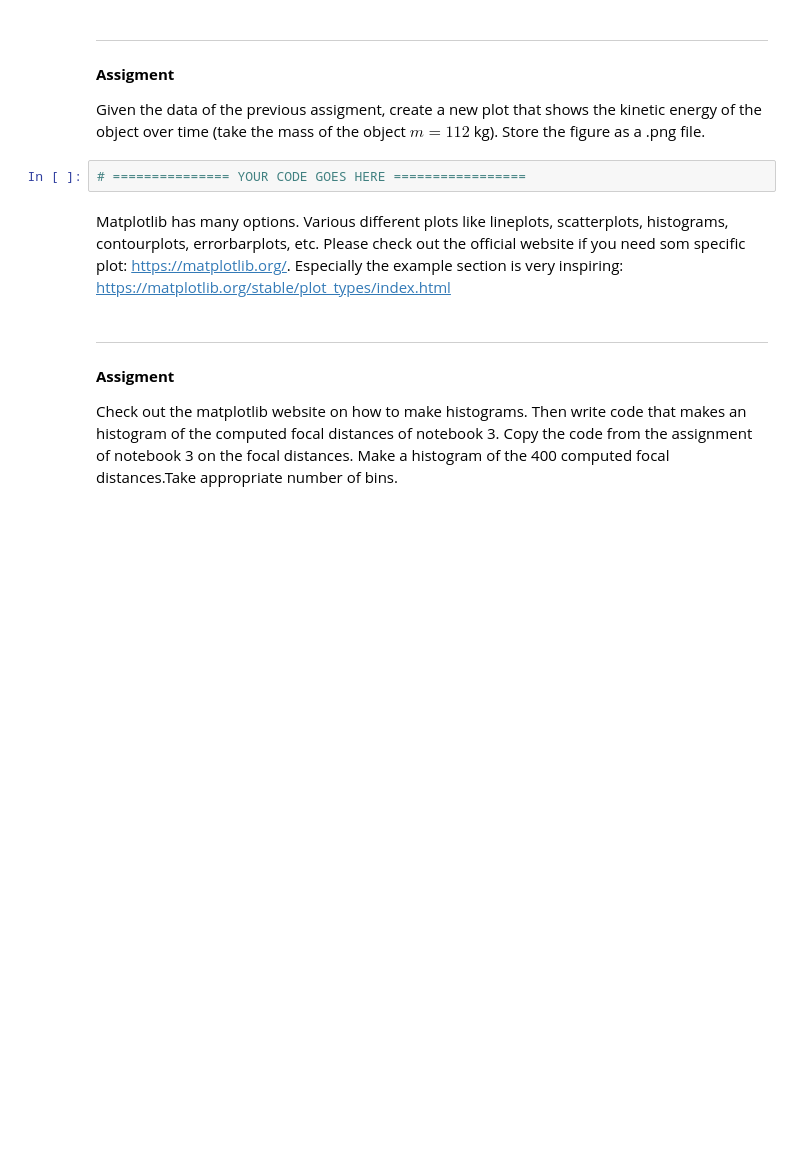
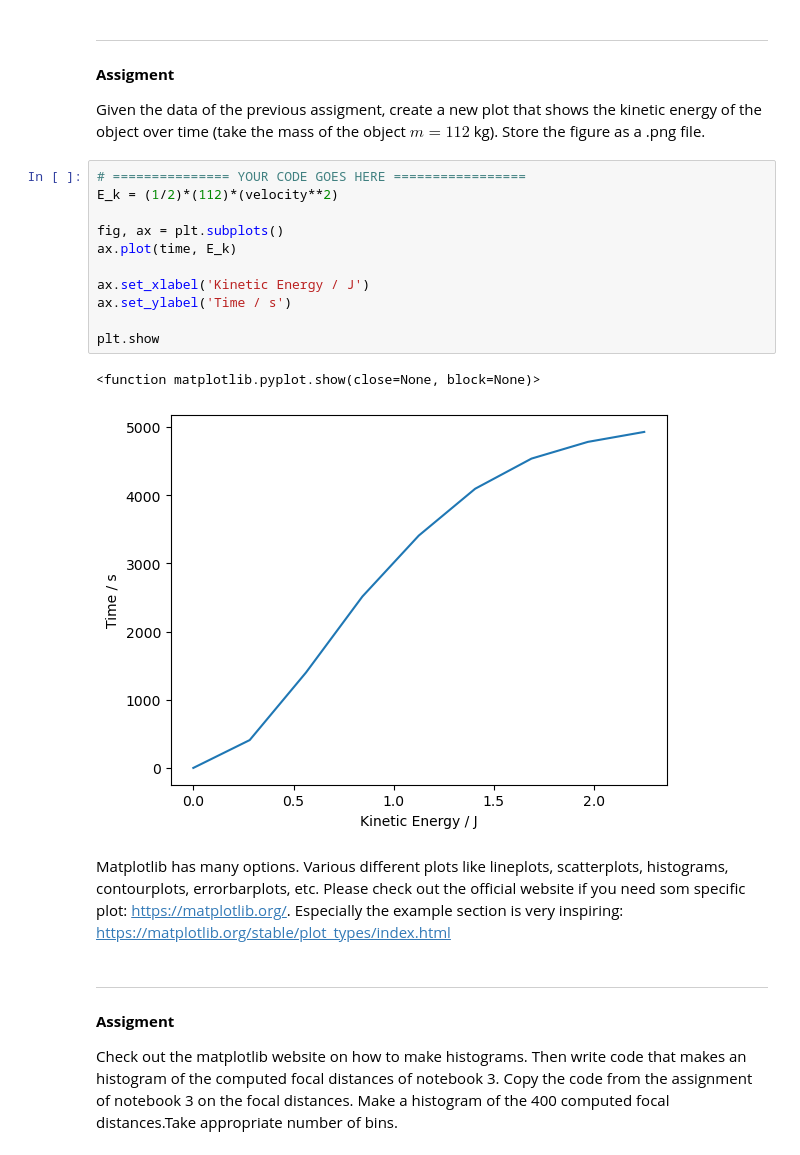
Before and after one commit to GitAkash/PnD, a Jupyter notebook: Week 2/notebook4_plotting.ipynb, the cells around one changed output. Saved outputs shown, nothing was run; the diff lists cells and outputs as text; blank space fills up the shorter version.

Commit message:
new file:   Week 2/Foutenleer 2.pdf 	modified:   Week 2/notebook3_statistics.ipynb 	modified:   Week 2/notebook4_plotting.ipynb 	modified:   Week 2/notebook5_datafitting.ipynb

```diff
--- a/Week 2/notebook4_plotting.ipynb
+++ b/Week 2/notebook4_plotting.ipynb
@@ -99,6 +106,18 @@ plt.show()
 Given the data of the previous assigment, create a new plot that shows the kinetic energy of the object over time (take the mass of the object $m=112$ kg). Store the figure as a .png file.
 # %%
 # =============== YOUR CODE GOES HERE =================
+E_k = (1/2)*(112)*(velocity**2)
+
+fig, ax = plt.subplots()
+ax.plot(time, E_k)
+
+ax.set_xlabel('Kinetic Energy / J')
+ax.set_ylabel('Time / s')
+
+plt.show
+# %% [output]
+<function matplotlib.pyplot.show(close=None, block=None)>
+[figure, added]
 # %% [markdown]
 Matplotlib has many options. Various different plots like lineplots, scatterplots, histograms, contourplots, errorbarplots, etc. Please check out the official website if you need som specific plot: [https://matplotlib.org/](https://matplotlib.org/). Especially the example section is very inspiring: [https://matplotlib.org/stable/plot_types/index.html](https://matplotlib.org/stable/plot_types/index.html)
 # %% [markdown]
```
Also changed, not shown: parts of 3 cells of this notebook, 6 other files.
